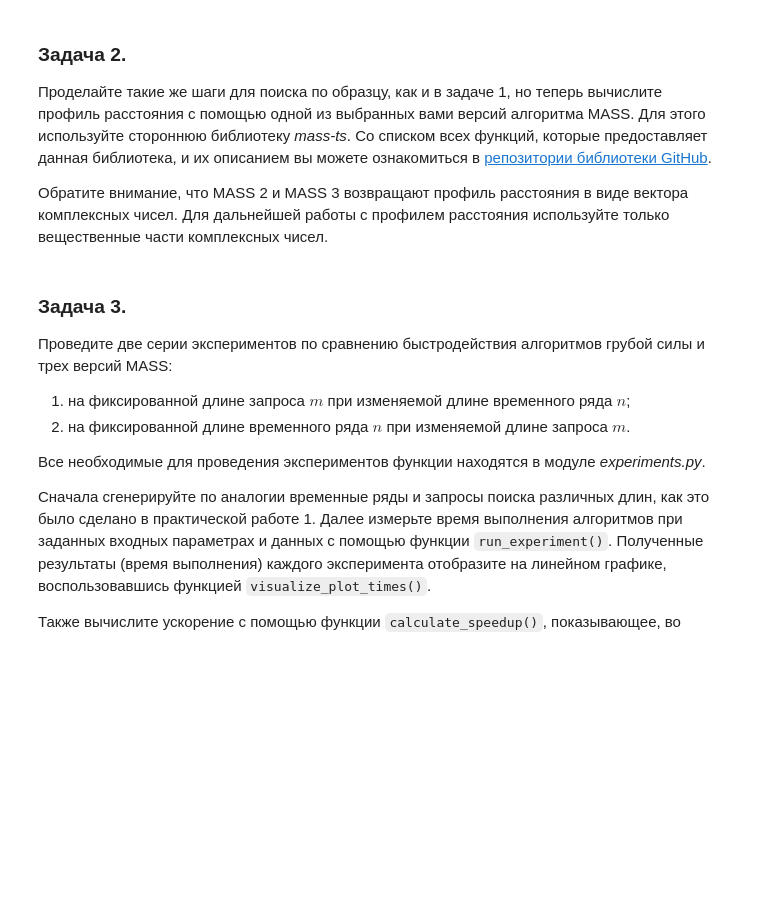
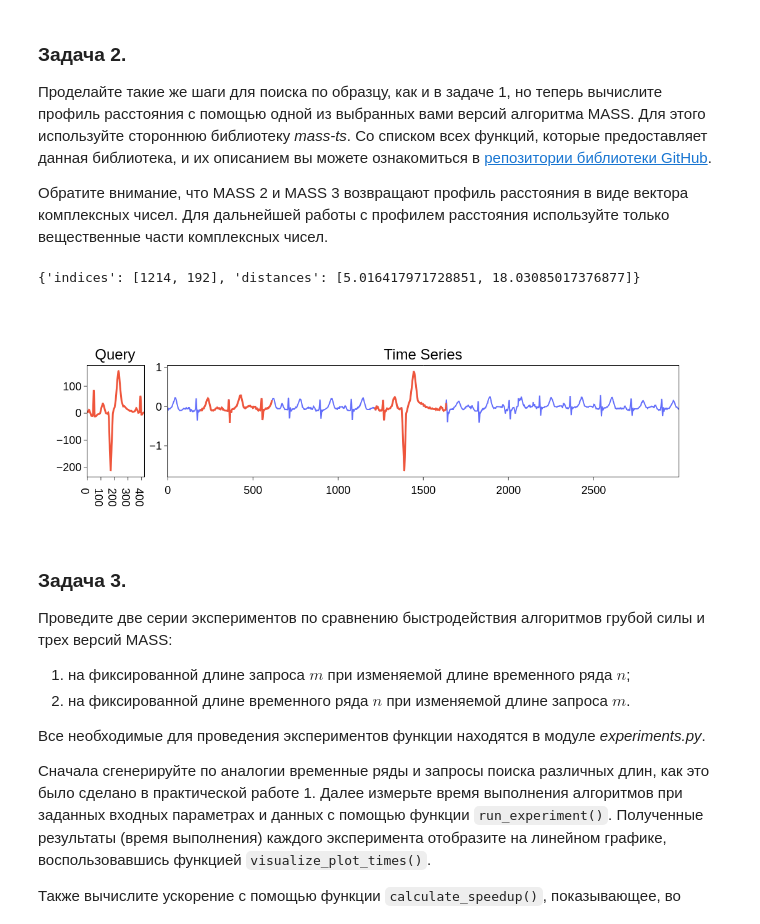
Before and after one commit to Danila-Che/2025-Galiulin-TimeSeriesCourse, a Jupyter notebook: practice/02 Similarity search/02 Similarity search.ipynb, the cells around one changed output. Drawn from its saved outputs; the diff is of its cells as text; code cells hidden in the pictures; blank space fills up the shorter version.

```diff
--- a/practice/02 Similarity search/02 Similarity search.ipynb
+++ b/practice/02 Similarity search/02 Similarity search.ipynb
@@ -132,3 +136,14 @@ plot_bestmatch_results(ts, query, naive_bestmatch_results)
+# %%
+dist_profile = mts.mass(ts, query)
+mass_bestmatch_results = topK_match(dist_profile, excl_zone, topK)
+
+mass_bestmatch_results
+# %% [output]
+{'indices': [1214, 192], 'distances': [5.016417971728851, 18.03085017376877]}
+# %%
+plot_bestmatch_results(ts, query, mass_bestmatch_results)
+# %% [output]
+[figure, added]
 # %% [markdown]
 ### **Задача 3.**
 
```
Also changed, not shown: parts of 29 cells of this notebook, 1 other file.
